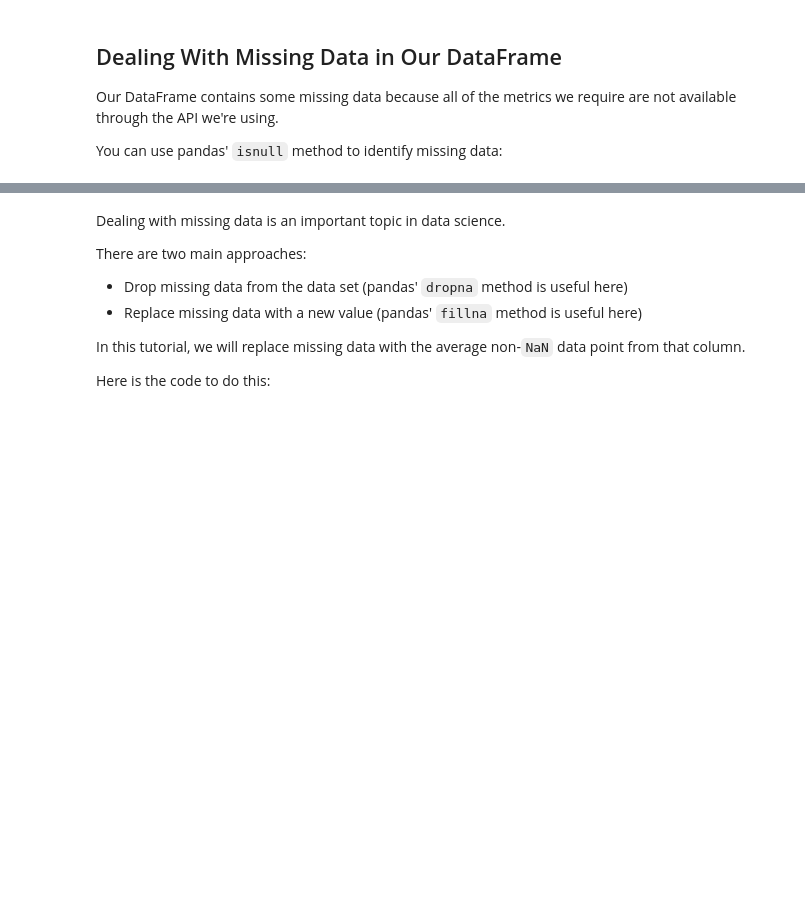
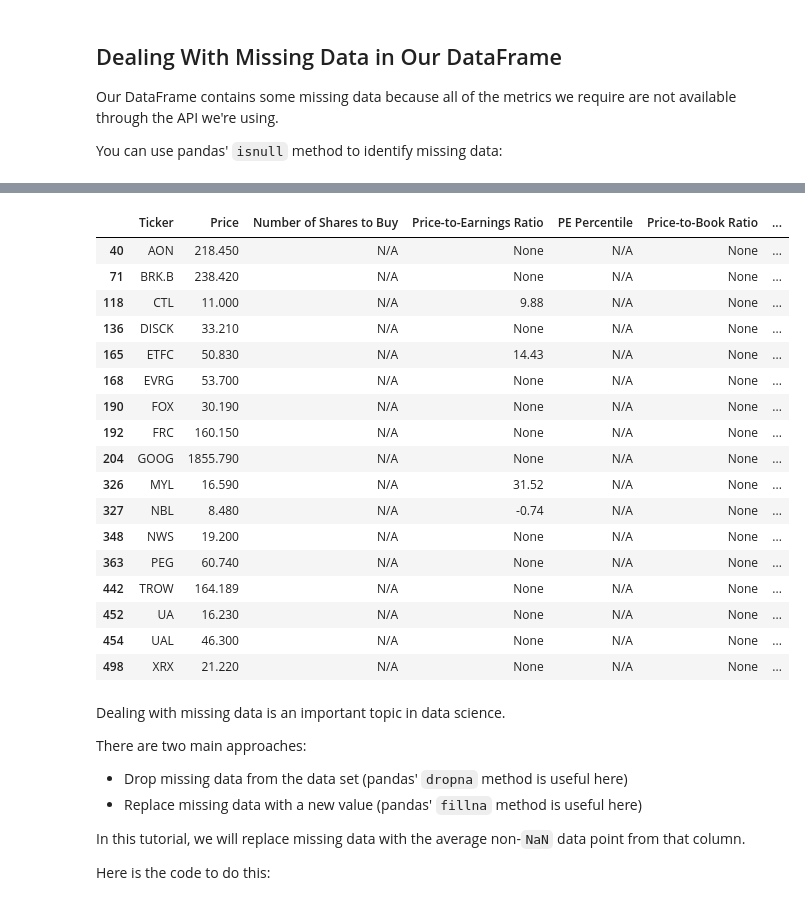
Before and after one commit to cengizozel/Algorithmic-Trading-In-Python, a Jupyter notebook: Projects/3 - Building A Quantitative Value Investing Strategy/003_quantitative_value_strategy.ipynb, the cells around one changed output, grey strips where cells are left out. Drawn from its saved outputs; the diff is of its cells as text; code cells hidden in the pictures; blank space fills up the shorter version.

```diff
--- a/Projects/3 - Building A Quantitative Value Investing Strategy/003_quantitative_value_strategy.ipynb
+++ b/Projects/3 - Building A Quantitative Value Investing Strategy/003_quantitative_value_strategy.ipynb
@@ -9,6 +16,9 @@ The first thing we need to do is import the open-source software libraries that
 # %% [markdown]
 ## Importing Our List of Stocks & API Token
 As before, we'll need to import our list of stocks and our API token before proceeding. Make sure the .csv file is still in your working directory and import it with the following command:
+# %%
+stocks = pd.read_csv('../sp_500_stocks.csv')
+from secrets import IEX_CLOUD_API_TOKEN
 # %% [markdown]
 ## Making Our First API Call
 It's now time to make the first version of our value screener!
@@ -81,0 +84,19 @@ Now we need to create a blank DataFrame and add our data to the data frame one-b
+# %%
+final_dataframe = pd.DataFrame(columns=my_columns)
+for symbol_string in symbol_strings:
+    batch_api_call_url = f'https://sandbox.iexapis.com/stable/stock/market/batch?symbols={symbol_string}&types=quote&token={IEX_CLOUD_API_TOKEN}'
+    data =requests.get(batch_api_call_url).json()
+    for symbol in symbol_string.split(','):
+        final_dataframe = final_dataframe.append(
+        pd.Series(
+            [
+                symbol,
+                data[symbol]['quote']['latestPrice'],
+                data[symbol]['quote']['peRatio'],
+                'N/A'
+            ],
+            index = my_columns
+        ),
+        ignore_index = True
+        )
+final_dataframe
@@ -174,2 +197,23 @@ Some of these metrics aren't provided directly by the IEX Cloud API, and must be
+# %%
+batch_api_call_url = f'https://sandbox.iexapis.com/stable/stock/market/batch/?types=advanced-stats,quote&symbols={symbol}&token={IEX_CLOUD_API_TOKEN}'
+data = requests.get(batch_api_call_url).json()
+
+# Price-to-earnings ratio
+pe_ratio = data[symbol]['quote']['peRatio']
+
+# Price-to-book ratio
+pb_ratio = data[symbol]['advanced-stats']['priceToBook']
+
+# Price-to-sales ratio
+ps_ratio = data[symbol]['advanced-stats']['priceToSales']
+
+# Enterprise Value divided by Earnings Before Interest, Taxes, Depreciation, and Amortization (EV/EBITDA)
+enterprise_value = data[symbol]['advanced-stats']['enterpriseValue']
+ebitda = data[symbol]['advanced-stats']['EBITDA']
+ev_to_ebitda = enterprise_value/ebitda
+
+# Enterprise Value divided by Gross Profit (EV/GP)
+gross_profit = data[symbol]['advanced-stats']['grossProfit']
+ev_to_gross_profit = enterprise_value/gross_profit
 # %% [markdown]
 Let's move on to building our DataFrame. You'll notice that I use the abbreviation `rv` often. It stands for `robust value`, which is what we'll call this sophisticated strategy moving forward.
@@ -219,3 +303,24 @@ You can use pandas' `isnull` method to identify missing data:
+# %%
+rv_dataframe[rv_dataframe.isnull().any(axis=1)]
+# %% [output]
+|  | Ticker | Price | Number of Shares to Buy | Price-to-Earnings Ratio | PE Percentile | Price-to-Book Ratio | ... |
+| 40 | AON | 218.450 | N/A | None | N/A | None | ... |
+| 71 | BRK.B | 238.420 | N/A | None | N/A | None | ... |
+| 118 | CTL | 11.000 | N/A | 9.88 | N/A | None | ... |
+| 136 | DISCK | 33.210 | N/A | None | N/A | None | ... |
+| 165 | ETFC | 50.830 | N/A | 14.43 | N/A | None | ... |
+| 168 | EVRG | 53.700 | N/A | None | N/A | None | ... |
+| 190 | FOX | 30.190 | N/A | None | N/A | None | ... |
+| 192 | FRC | 160.150 | N/A | None | N/A | None | ... |
+| 204 | GOOG | 1855.790 | N/A | None | N/A | None | ... |
+| 326 | MYL | 16.590 | N/A | 31.52 | N/A | None | ... |
+| 327 | NBL | 8.480 | N/A | -0.74 | N/A | None | ... |
+| 348 | NWS | 19.200 | N/A | None | N/A | None | ... |
+| 363 | PEG | 60.740 | N/A | None | N/A | None | ... |
+| 442 | TROW | 164.189 | N/A | None | N/A | None | ... |
+| 452 | UA | 16.230 | N/A | None | N/A | None | ... |
+| 454 | UAL | 46.300 | N/A | None | N/A | None | ... |
+| 498 | XRX | 21.220 | N/A | None | N/A | None | ... |
 # %% [markdown]
 Dealing with missing data is an important topic in data science.
 
```
Also changed, not shown: parts of 34 cells of this notebook, 2 other files.
